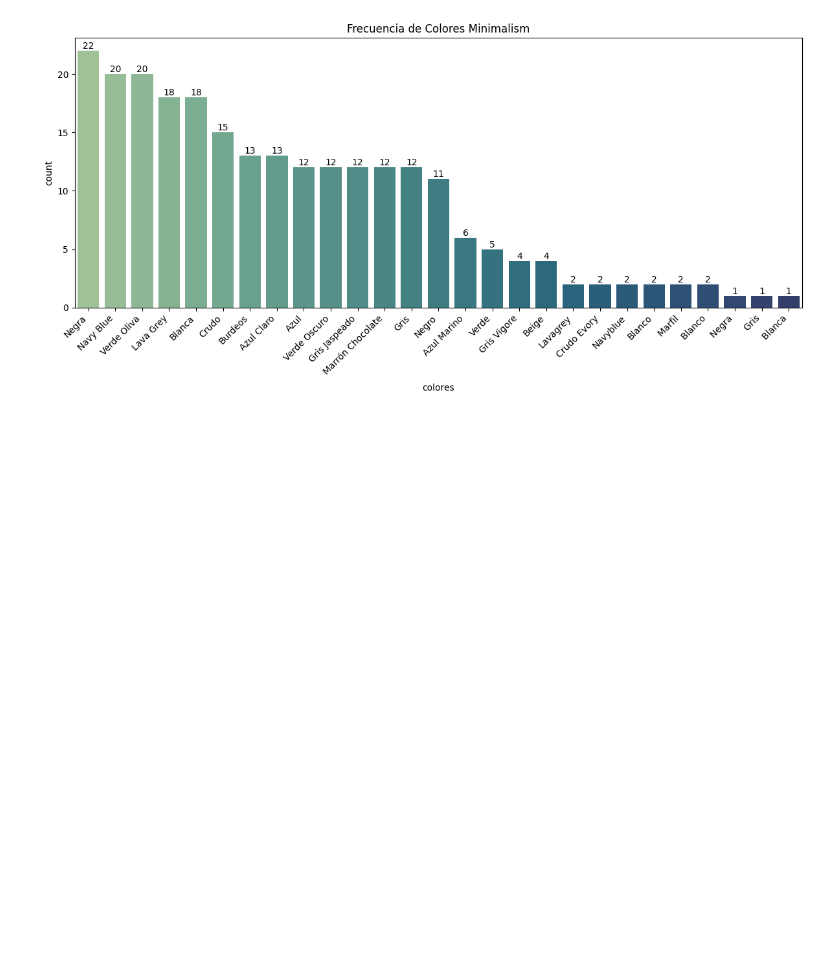
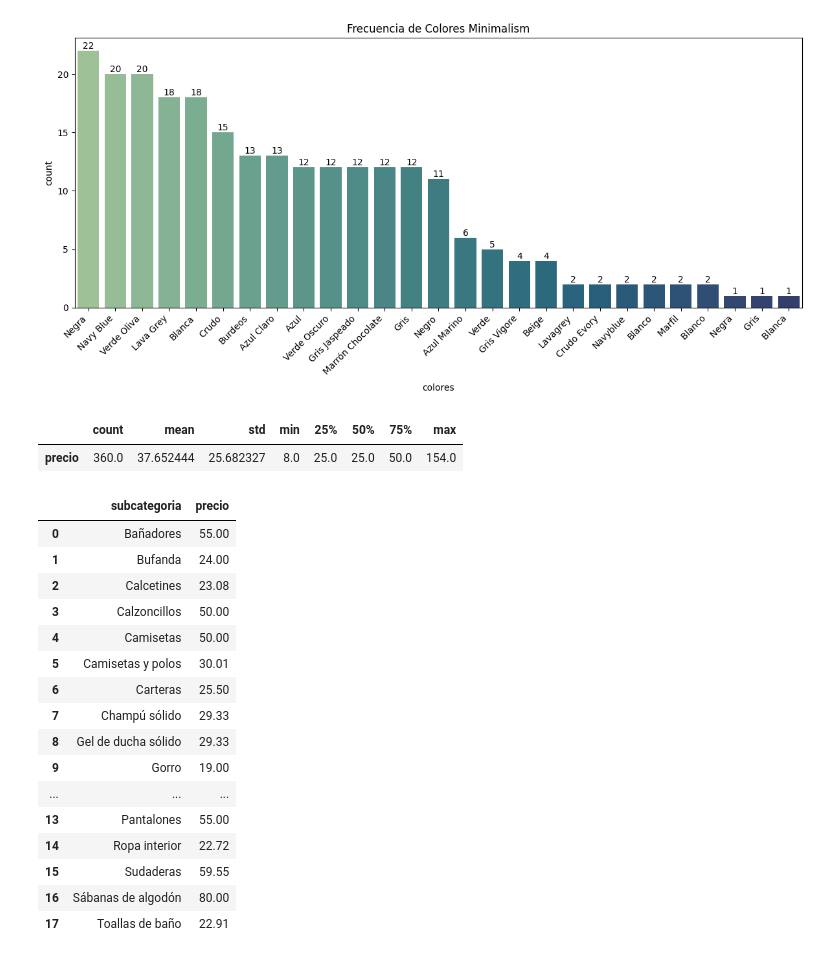
Before and after one commit to Ivan-BV/Proyecto-Minimalism, a Jupyter notebook: notebooks/scraping_minimalism.ipynb, the cells around one changed output. Drawn from its saved outputs; the diff is of its cells as text; code cells hidden in the pictures; blank space fills up the shorter version.

Commit message:
minimalis limpio

```diff
--- a/notebooks/scraping_minimalism.ipynb
+++ b/notebooks/scraping_minimalism.ipynb
@@ -724,3 +727,30 @@ plt.tight_layout()
 plt.show()
 # %% [output]
 [figure]
+# %%
+df_minimalis.describe().T
+# %% [output]
+|  | count | mean | std | min | 25% | 50% | 75% | max |
+| precio | 360.0 | 37.652444 | 25.682327 | 8.0 | 25.0 | 25.0 | 50.0 | 154.0 |
+# %%
+df_resultado = df_minimalis.groupby("subcategoria")["precio"].mean().reset_index()
+df_resultado['precio'] = df_resultado['precio'].round(2)
+df_resultado
+# %% [output]
+|  | subcategoria | precio |
+| 0 | Bañadores | 55.00 |
+| 1 | Bufanda | 24.00 |
+| 2 | Calcetines | 23.08 |
+| 3 | Calzoncillos | 50.00 |
+| 4 | Camisetas | 50.00 |
+| 5 | Camisetas y polos | 30.01 |
+| 6 | Carteras | 25.50 |
+| 7 | Champú sólido | 29.33 |
+| 8 | Gel de ducha sólido | 29.33 |
+| 9 | Gorro | 19.00 |
+| ... | ... | ... |
+| 13 | Pantalones | 55.00 |
+| 14 | Ropa interior | 22.72 |
+| 15 | Sudaderas | 59.55 |
+| 16 | Sábanas de algodón | 80.00 |
+| 17 | Toallas de baño | 22.91 |
```
Also changed, not shown: parts of 4 cells of this notebook, 12 other files.
